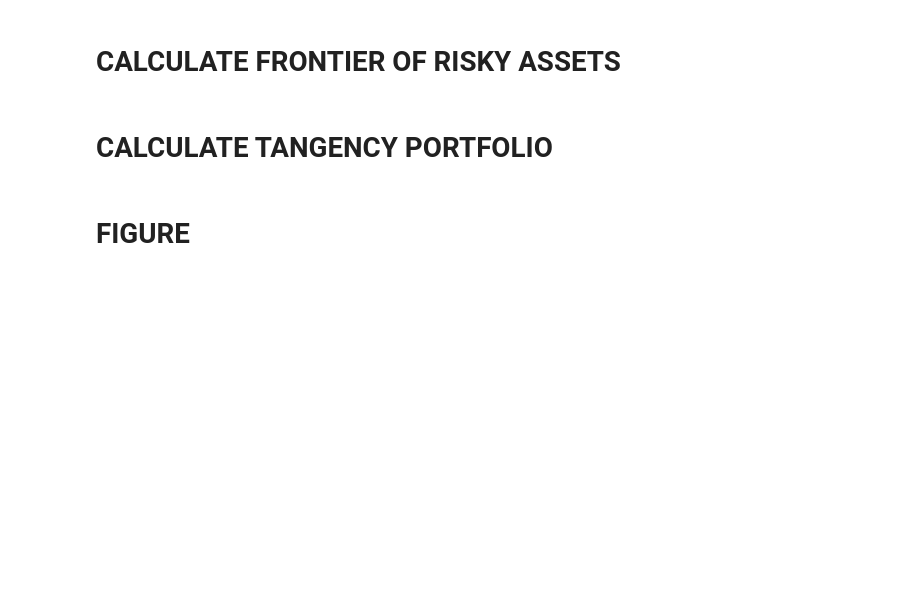
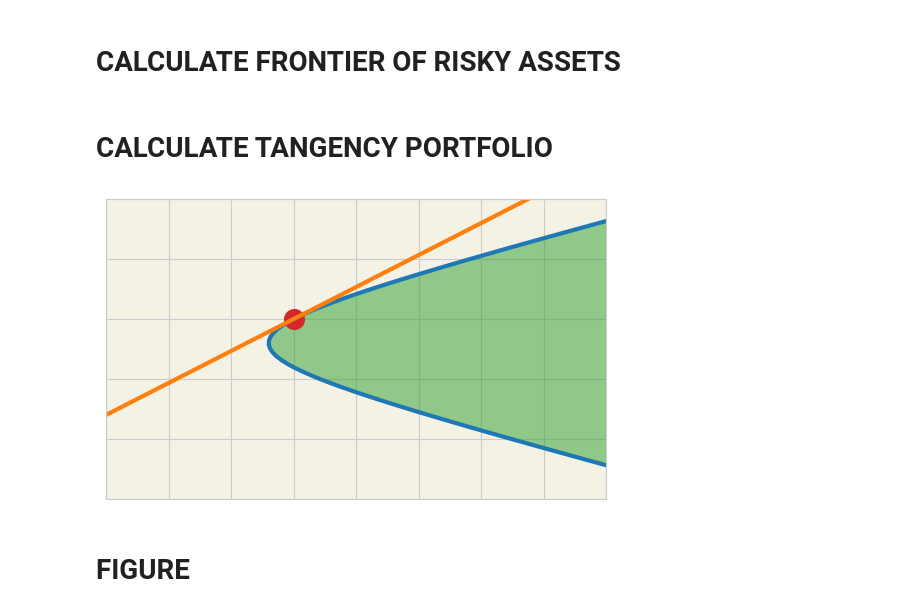
Before and after one commit to kerryback/genai4finance, a Jupyter notebook: notebooks/tangency_portfolio.ipynb, the cells around one changed output. Drawn from its saved outputs; the diff is of its cells as text; code cells hidden in the pictures; blank space fills up the shorter version.

```diff
--- a/notebooks/tangency_portfolio.ipynb
+++ b/notebooks/tangency_portfolio.ipynb
@@ -67,8 +67,8 @@ second_mn = second_port @ mn
 second_sd = np.sqrt(second_port @ cov @ second_port)
 
 # means to display
-min_mn = 0
-max_mn = 1.2*np.max(mn)
+min_mn = -0.1
+max_mn = 1.5*np.max(mn)
 mns = np.linspace(min_mn, max_mn, 101)
 
 # portfolio weights and risks
@@ -96,6 +96,39 @@ tang = np.linalg.solve(cov, mn-rf)
 tang = tang / np.sum(tang)
 tang_mn = tang @ mn
 tang_sd = np.sqrt(tang @ cov @ tang)
+# %%
+import matplotlib.pyplot as plt
+import seaborn as sns
+sns.set_style("whitegrid", {'axes.facecolor': '#f4f1e5'})
+colors = sns.color_palette()
+# Set the figure size to (5, 3) inches
+plt.figure(figsize=(5, 3))
+
+plt.plot(sds, mns, lw=3)
+
+# Fill the area to the right of the efficient frontier curve
+plt.fill_betweenx(mns, sds, max(sds)*1.2, alpha=0.5, color=colors[2])
+
+# Set font sizes to 14pt for all labels
+
+
+# Add labels and title
+plt.xlabel('')
+plt.ylabel('')
+
+# Remove tick labels
+plt.tick_params(axis='both', which='both', labelbottom=False, labelleft=False)
+
+# Set x-axis limit to ensure the filled area is visible
+plt.xlim(0, 0.4)
+plt.ylim(-0.05, 0.2)
+
+plt.scatter([tang_sd], [tang_mn], s=200, color=colors[3])
+plt.plot([0, 0.4], [rf, rf+0.4*(tang_mn-rf)/tang_sd], color=colors[1], lw=3)
+plt.subplots_adjust(left=0, right=1, top=1, bottom=0)
+plt.savefig("../posts/07-mean-variance/tangency.png")
+# %% [output]
+[figure, added]
 # %% [markdown]
 # FIGURE
 # %%
```
Also changed, not shown: 22 other files.
